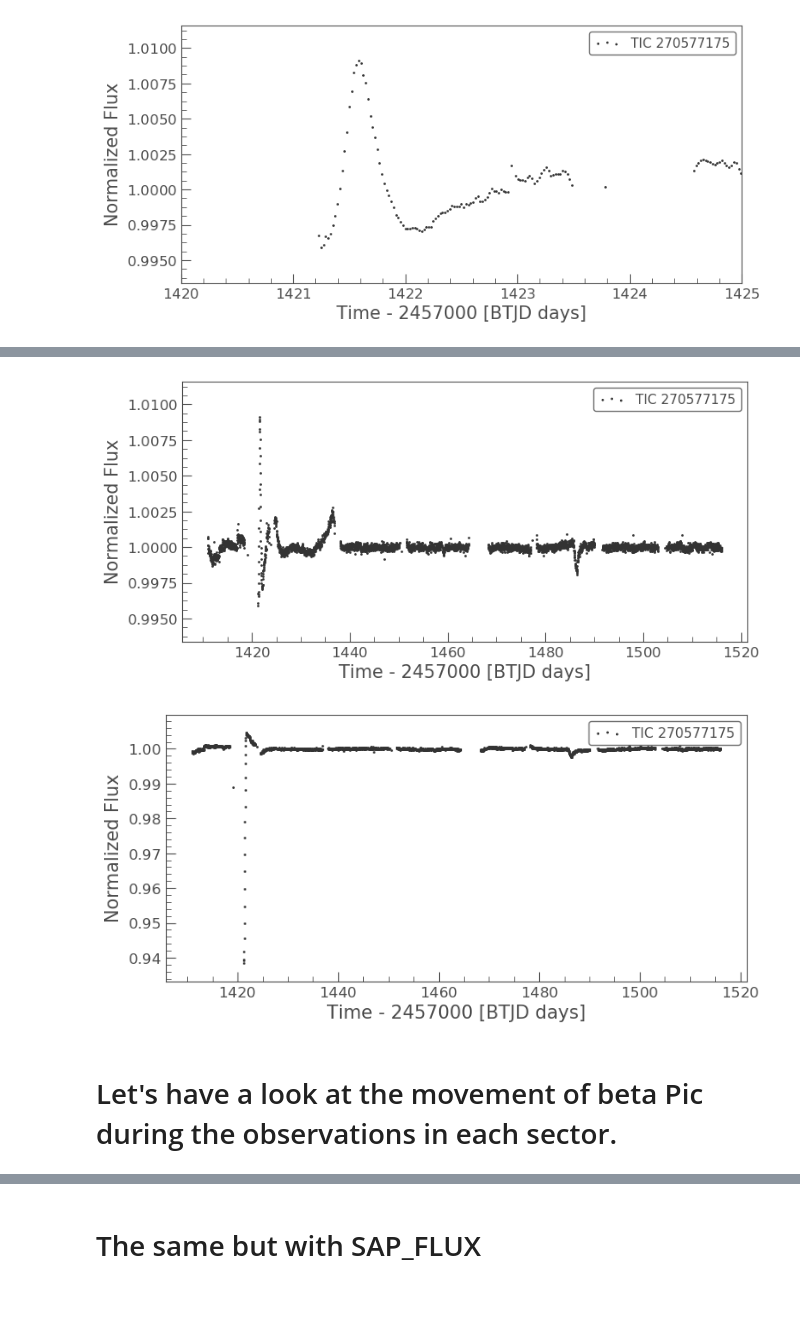
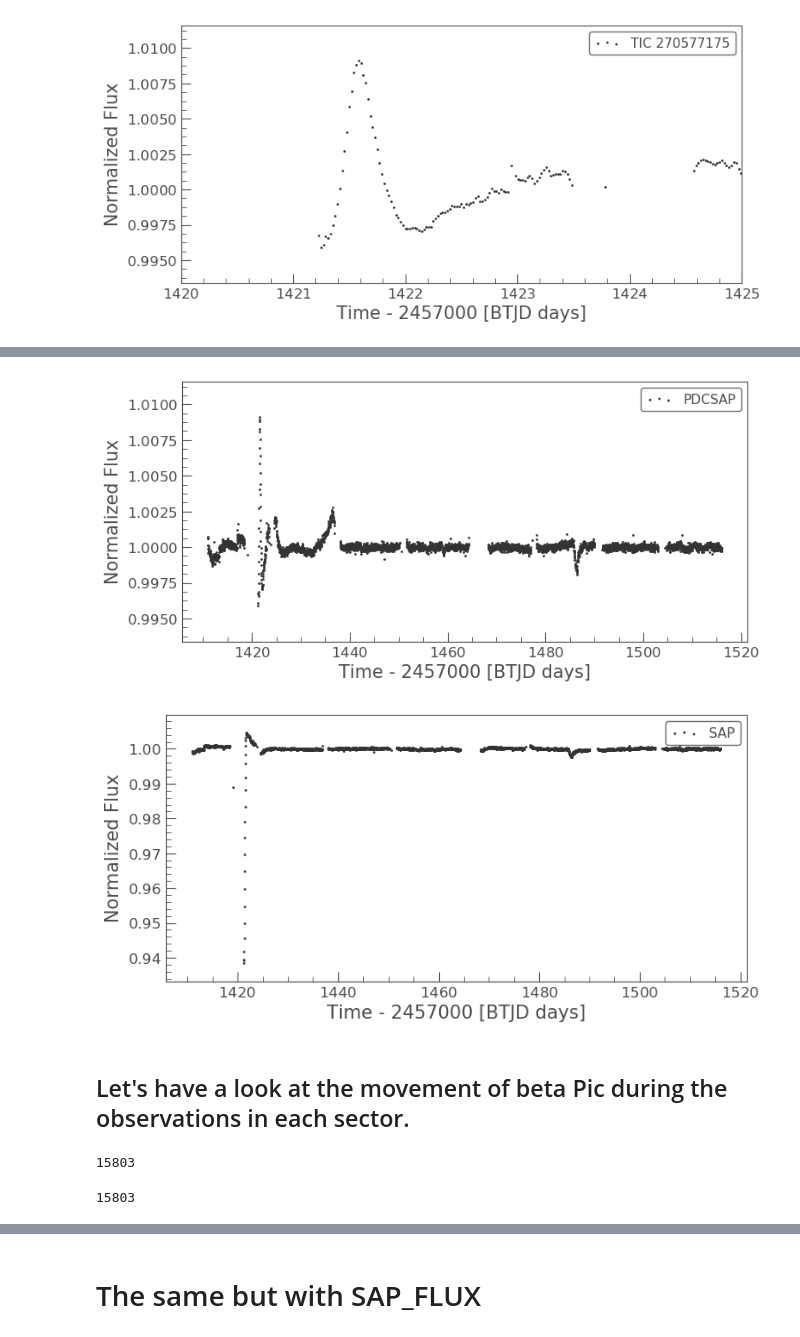
Before and after one commit to sebastian-zieba/betaPic_comet, a Jupyter notebook: lightcurve/betaPic_lightkurve.ipynb, the cells around one changed output, grey strips where cells are left out. Cells and saved outputs as stored; diff of their text form; code cells hidden in the pictures; blank space fills up the shorter version.

```diff
--- a/lightcurve/betaPic_lightkurve.ipynb
+++ b/lightcurve/betaPic_lightkurve.ipynb
@@ -147,14 +157,24 @@ plt.xlim(1420, 1425)
 # %%
 lc = lcs[0].PDCSAP_FLUX.bin(15).normalize()
 for i in range(1,4):
     lc = lc.append(lcs[i].PDCSAP_FLUX.bin(15).normalize())
-lc.scatter();
+lc.scatter(label='PDCSAP');
+
+
 lc = lcs[0].SAP_FLUX.bin(15).normalize()
 for i in range(1,4):
     lc = lc.append(lcs[i].SAP_FLUX.bin(15).normalize())
-lc.scatter();
+lc.scatter(label='SAP');
 # %% [output]
-[figure, old version]
+[figure, new version]
-[figure, old version]
+[figure, new version]
 # %% [markdown]
-# Let's have a look at the movement of beta Pic during the observations in each sector.
+## Let's have a look at the movement of beta Pic during the observations in each sector.
+# %%
+len(tpfs[0].time)
+# %% [output]
+15803
+# %%
+len(lc0_PS.time)
+# %% [output]
+15803
```
Also changed, not shown: parts of 42 cells of this notebook, 4 other files.
